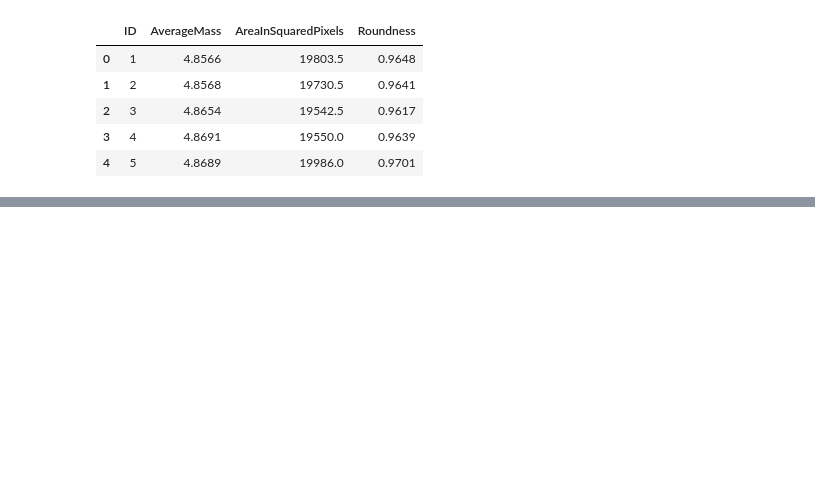
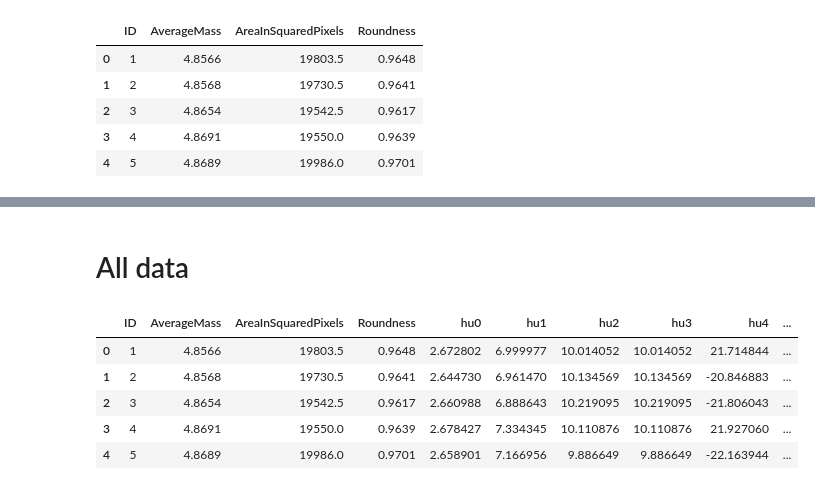
Before and after one commit to pcruiher08/ImageFeatures, a Jupyter notebook: analysis.ipynb, the cells around one changed output, grey strips where cells are left out. Saved outputs shown, nothing was run; the diff lists cells and outputs as text; code cells hidden in the pictures; blank space fills up the shorter version.

```diff
--- a/analysis.ipynb
+++ b/analysis.ipynb
@@ -709,7 +478,7 @@ df['Image'] = df.apply(rename_image, axis=1)
 
 df['ID'] = df.apply(get_index, axis=1)
 
-df2 = pd.DataFrame().assign(Image=df['Image'], ID=df['ID'],
+mass = pd.DataFrame().assign(Image=df['Image'], ID=df['ID'],
                             Weigh1=df[1],
                             Weigh2=df[2],
                             Weigh3=df[3],
@@ -722,10 +491,10 @@ df2 = pd.DataFrame().assign(Image=df['Image'], ID=df['ID'],
                             Weigh10=df[10],
                             Weigh11=df[11],
                             AverageMass=df['AverageMass'])
-df2['ID'] = df2['ID'].astype(int)
-df2['AverageMass'] = df2['AverageMass'].astype(float)
-df2.to_json('mass.json', orient = 'split', compression = 'infer', index = 'true')
-df2.head(10)
-latex_table = df2.head(10).to_latex(index=False, bold_rows=True, caption="Table of image Weighs and Average Mass")
+mass['ID'] = mass['ID'].astype(int)
+mass['AverageMass'] = mass['AverageMass'].astype(float)
+mass.to_json('mass.json', orient = 'split', compression = 'infer', index = 'true')
+mass.head(10)
+latex_table = mass.head(10).to_latex(index=False, bold_rows=True, caption="Table of image Weighs and Average Mass")
 
-print(latex_table)
+#print(latex_table)
@@ -752,7 +503,5 @@ Image & ID & Weigh1 & Weigh2 & Weigh3 & Weigh4 & Weigh5 & Weigh6 & Weigh7 & Weig
 # %%
-
-
-classicgeometry = pd.merge(areadf[['ID', 'AreaInSquaredPixels']], df2[['ID', 'AverageMass']], on='ID', how='inner')
+classicgeometry = pd.merge(areadf[['ID', 'AreaInSquaredPixels']], mass[['ID', 'AverageMass']], on='ID', how='inner')
 
 classicgeometry = pd.merge(classicgeometry[['ID', 'AverageMass', 'AreaInSquaredPixels']], roundnessdf[['ID', 'Roundness']], on='ID', how='inner')
 
@@ -760,9 +509,6 @@ classicgeometry.to_csv('classicgeometry.csv', index = False)
 
 classicgeometry.head(5)
 
-
-
-
 #print(latex_table)
 # %% [output]
 |  | ID | AverageMass | AreaInSquaredPixels | Roundness |
@@ -794,0 +672,18 @@ leg.remove()
+# %% [markdown]
+# All data
+# %%
+
+allfeatures = pd.merge(classicgeometry[['ID', 'AverageMass', 'AreaInSquaredPixels', 'Roundness']], humoments[['ID', 'hu0', 'hu1', 'hu2', 'hu3', 'hu4', 'hu5', 'hu6']], on='ID', how='inner')
+allfeatures = pd.merge(allfeatures[['ID', 'AverageMass', 'AreaInSquaredPixels', 'Roundness', 'hu0', 'hu1', 'hu2', 'hu3', 'hu4', 'hu5', 'hu6']], colors[['ID', 'meanB', 'meanG', 'meanR', 'meangray']], on='ID', how='inner')
+
+
+allfeatures.to_csv('allfeatures.csv', index = False)
+
+allfeatures.head(5)
+# %% [output]
+|  | ID | AverageMass | AreaInSquaredPixels | Roundness | hu0 | hu1 | hu2 | hu3 | hu4 | ... |
+| 0 | 1 | 4.8566 | 19803.5 | 0.9648 | 2.672802 | 6.999977 | 10.014052 | 10.014052 | 21.714844 | ... |
+| 1 | 2 | 4.8568 | 19730.5 | 0.9641 | 2.644730 | 6.961470 | 10.134569 | 10.134569 | -20.846883 | ... |
+| 2 | 3 | 4.8654 | 19542.5 | 0.9617 | 2.660988 | 6.888643 | 10.219095 | 10.219095 | -21.806043 | ... |
+| 3 | 4 | 4.8691 | 19550.0 | 0.9639 | 2.678427 | 7.334345 | 10.110876 | 10.110876 | 21.927060 | ... |
+| 4 | 5 | 4.8689 | 19986.0 | 0.9701 | 2.658901 | 7.166956 | 9.886649 | 9.886649 | -22.163944 | ... |
```
Also changed, not shown: parts of 26 cells of this notebook, 3 other files.
